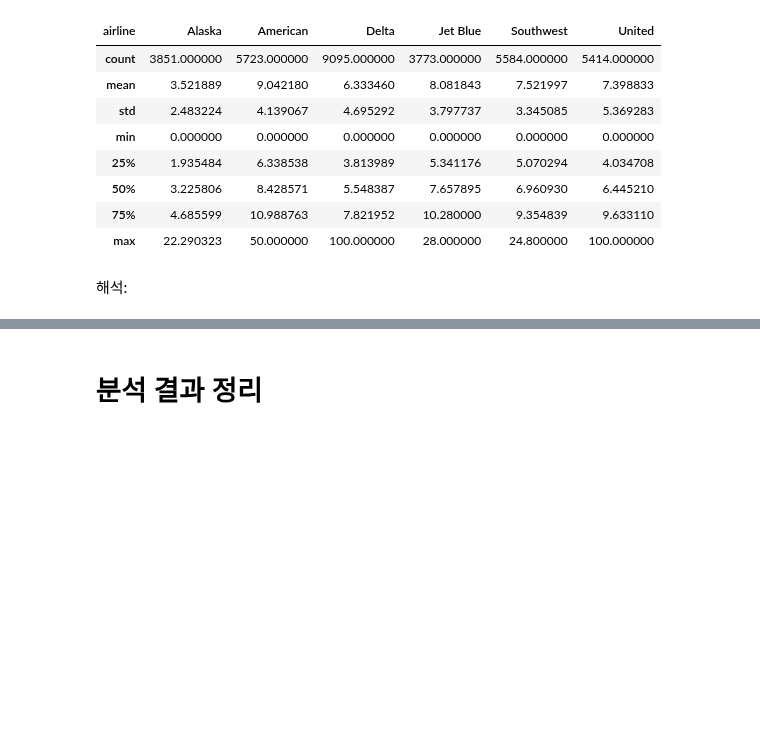
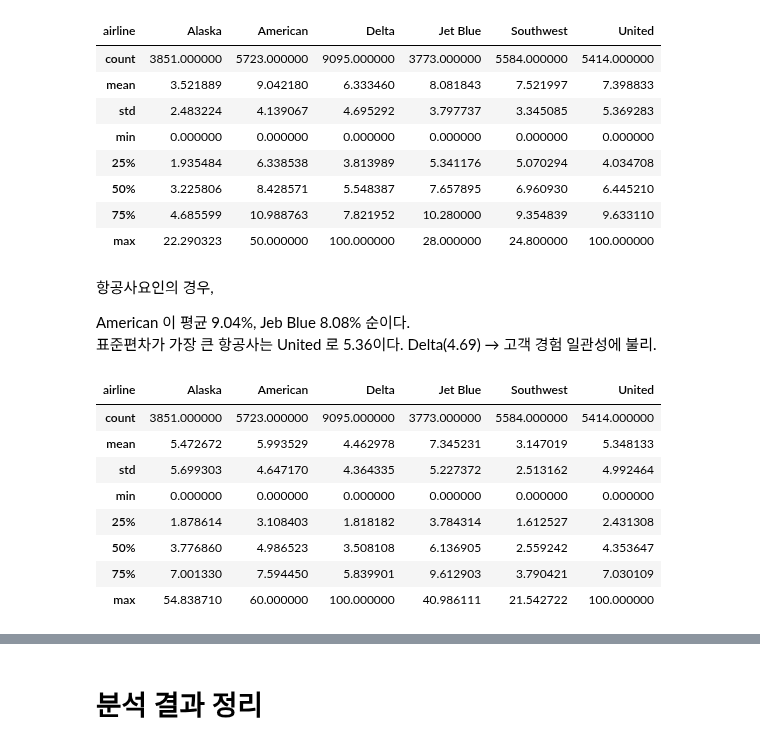
Before and after one commit to yleessam/hipython_rep, a Jupyter notebook: 18_탐색적데이터분석.ipynb, the cells around one changed output, grey strips where cells are left out. Cells and saved outputs as stored; diff of their text form; code cells hidden in the pictures; blank space fills up the shorter version.

```diff
--- a/18_탐색적데이터분석.ipynb
+++ b/18_탐색적데이터분석.ipynb
@@ -99,4 +103,19 @@ df.groupby('airline')['pct_carrier_delay'].describe().T
 | 75% | 4.685599 | 10.988763 | 7.821952 | 10.280000 | 9.354839 | 9.633110 |
 | max | 22.290323 | 50.000000 | 100.000000 | 28.000000 | 24.800000 | 100.000000 |
 # %% [markdown]
-해석:
+항공사요인의 경우,
+
+American 이 평균 9.04%, Jeb Blue 8.08% 순이다.<br>
+표준편차가 가장 큰 항공사는 United 로 5.36이다. Delta(4.69) → 고객 경험 일관성에 불리.
+# %%
+df.groupby('airline')['pct_atc_delay'].describe().T
+# %% [output]
+| airline | Alaska | American | Delta | Jet Blue | Southwest | United |
+| count | 3851.000000 | 5723.000000 | 9095.000000 | 3773.000000 | 5584.000000 | 5414.000000 |
+| mean | 5.472672 | 5.993529 | 4.462978 | 7.345231 | 3.147019 | 5.348133 |
+| std | 5.699303 | 4.647170 | 4.364335 | 5.227372 | 2.513162 | 4.992464 |
+| min | 0.000000 | 0.000000 | 0.000000 | 0.000000 | 0.000000 | 0.000000 |
+| 25% | 1.878614 | 3.108403 | 1.818182 | 3.784314 | 1.612527 | 2.431308 |
+| 50% | 3.776860 | 4.986523 | 3.508108 | 6.136905 | 2.559242 | 4.353647 |
+| 75% | 7.001330 | 7.594450 | 5.839901 | 9.612903 | 3.790421 | 7.030109 |
+| max | 54.838710 | 60.000000 | 100.000000 | 40.986111 | 21.542722 | 100.000000 |
```
Also changed, not shown: parts of 29 cells of this notebook.
